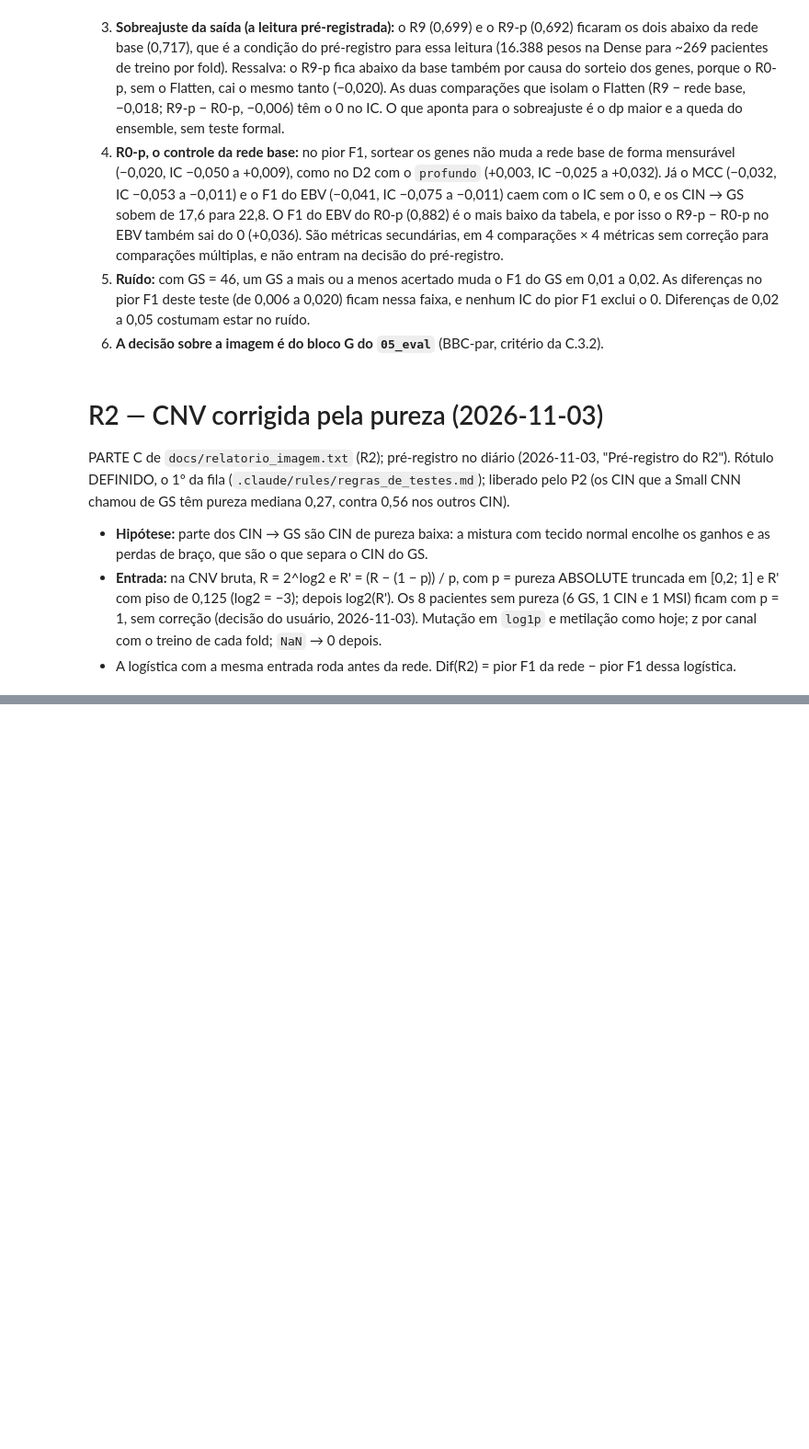
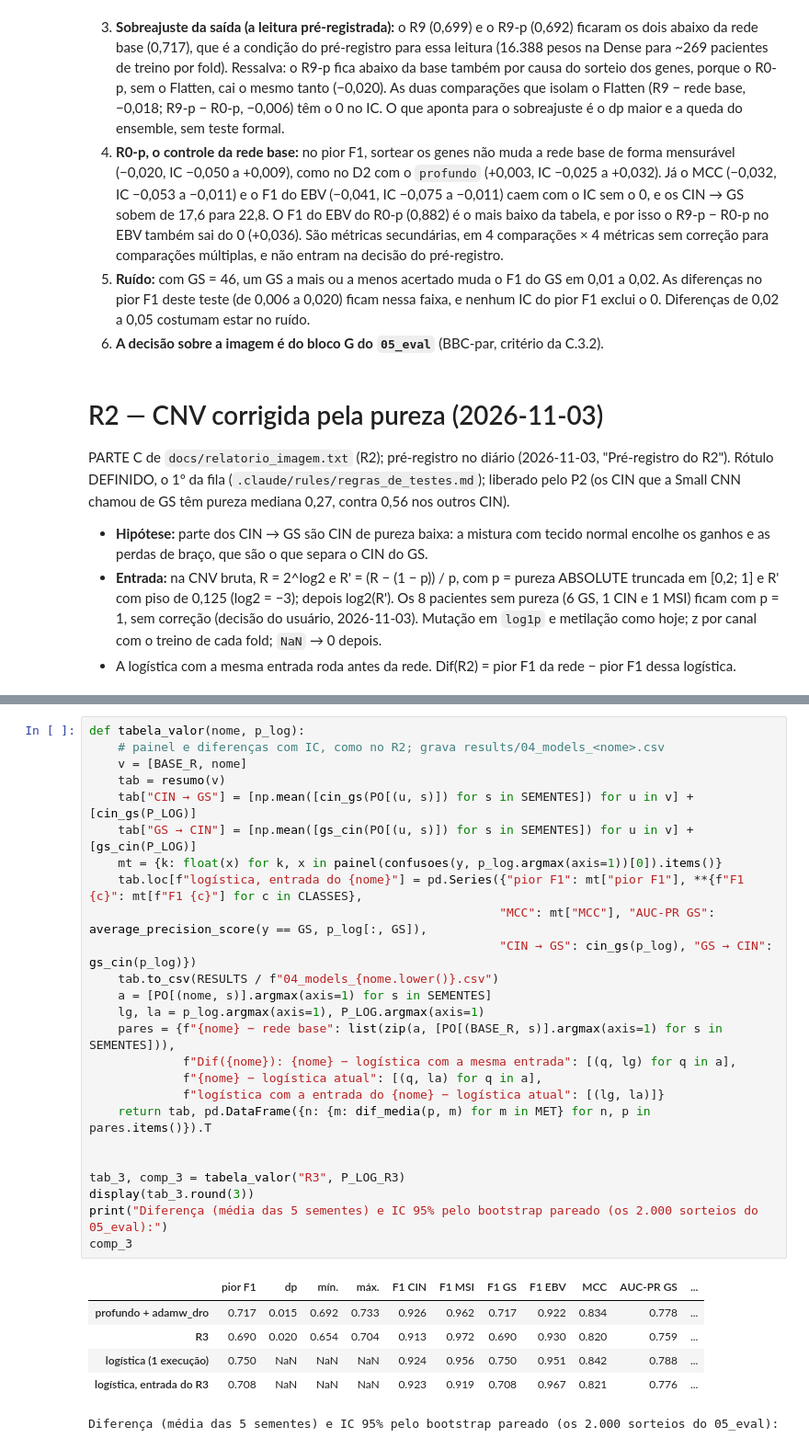
Before and after one commit to leocendino/imagens_de_cg_para_classificacao, a Jupyter notebook: notebooks/04_models.ipynb, the cells around one changed output, grey strips where cells are left out. Shown at 92% size. Drawn from its saved outputs; the diff is of its cells as text; blank space fills up the shorter version.

Commit message:
Testes R2 e R3: CNV corrigida pela pureza e metilação em valor M

```diff
--- a/notebooks/04_models.ipynb
+++ b/notebooks/04_models.ipynb
@@ -1514,0 +1636,32 @@ pd.DataFrame({n: {m: dif_media(p, m) for m in MET} for n, p in comp2.items()}).T
+# %%
+def tabela_valor(nome, p_log):
+    # painel e diferenças com IC, como no R2; grava results/04_models_<nome>.csv
+    v = [BASE_R, nome]
+    tab = resumo(v)
+    tab["CIN → GS"] = [np.mean([cin_gs(PO[(u, s)]) for s in SEMENTES]) for u in v] + [cin_gs(P_LOG)]
+    tab["GS → CIN"] = [np.mean([gs_cin(PO[(u, s)]) for s in SEMENTES]) for u in v] + [gs_cin(P_LOG)]
+    mt = {k: float(x) for k, x in painel(confusoes(y, p_log.argmax(axis=1))[0]).items()}
+    tab.loc[f"logística, entrada do {nome}"] = pd.Series({"pior F1": mt["pior F1"], **{f"F1 {c}": mt[f"F1 {c}"] for c in CLASSES},
+                                                         "MCC": mt["MCC"], "AUC-PR GS": average_precision_score(y == GS, p_log[:, GS]),
+                                                         "CIN → GS": cin_gs(p_log), "GS → CIN": gs_cin(p_log)})
+    tab.to_csv(RESULTS / f"04_models_{nome.lower()}.csv")
+    a = [PO[(nome, s)].argmax(axis=1) for s in SEMENTES]
+    lg, la = p_log.argmax(axis=1), P_LOG.argmax(axis=1)
+    pares = {f"{nome} − rede base": list(zip(a, [PO[(BASE_R, s)].argmax(axis=1) for s in SEMENTES])),
+             f"Dif({nome}): {nome} − logística com a mesma entrada": [(q, lg) for q in a],
+             f"{nome} − logística atual": [(q, la) for q in a],
+             f"logística com a entrada do {nome} − logística atual": [(lg, la)]}
+    return tab, pd.DataFrame({n: {m: dif_media(p, m) for m in MET} for n, p in pares.items()}).T
+
+
+tab_3, comp_3 = tabela_valor("R3", P_LOG_R3)
+display(tab_3.round(3))
+print("Diferença (média das 5 sementes) e IC 95% pelo bootstrap pareado (os 2.000 sorteios do 05_eval):")
+comp_3
+# %% [output]
+|  | pior F1 | dp | mín. | máx. | F1 CIN | F1 MSI | F1 GS | F1 EBV | MCC | AUC-PR GS | ... |
+| profundo + adamw_dro | 0.717 | 0.015 | 0.692 | 0.733 | 0.926 | 0.962 | 0.717 | 0.922 | 0.834 | 0.778 | ... |
+| R3 | 0.690 | 0.020 | 0.654 | 0.704 | 0.913 | 0.972 | 0.690 | 0.930 | 0.820 | 0.759 | ... |
+| logística (1 execução) | 0.750 | NaN | NaN | NaN | 0.924 | 0.956 | 0.750 | 0.951 | 0.842 | 0.788 | ... |
+| logística, entrada do R3 | 0.708 | NaN | NaN | NaN | 0.923 | 0.919 | 0.708 | 0.967 | 0.821 | 0.776 | ... |
+Diferença (média das 5 sementes) e IC 95% pelo bootstrap pareado (os 2.000 sorteios do 05_eval):
```
Also changed, not shown: parts of 15 cells of this notebook, 1 other file.
